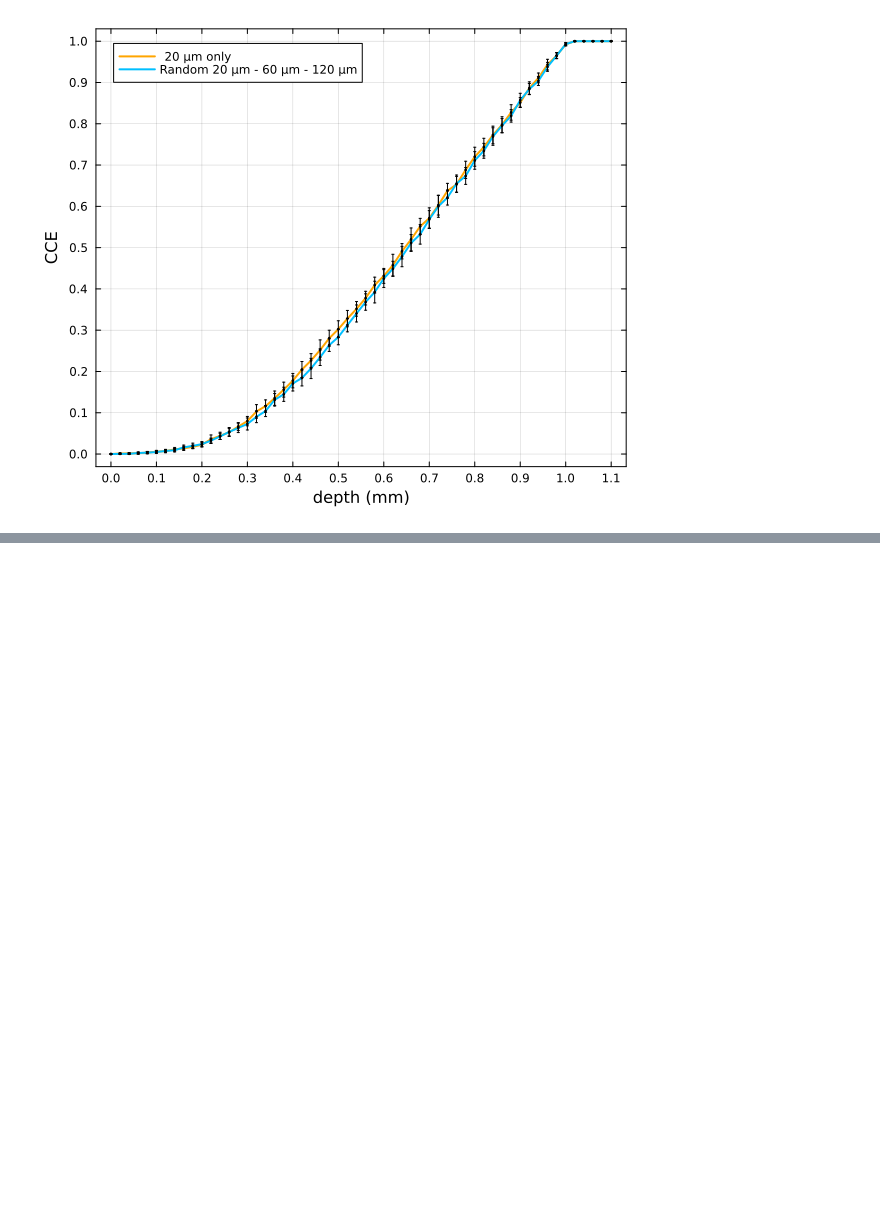
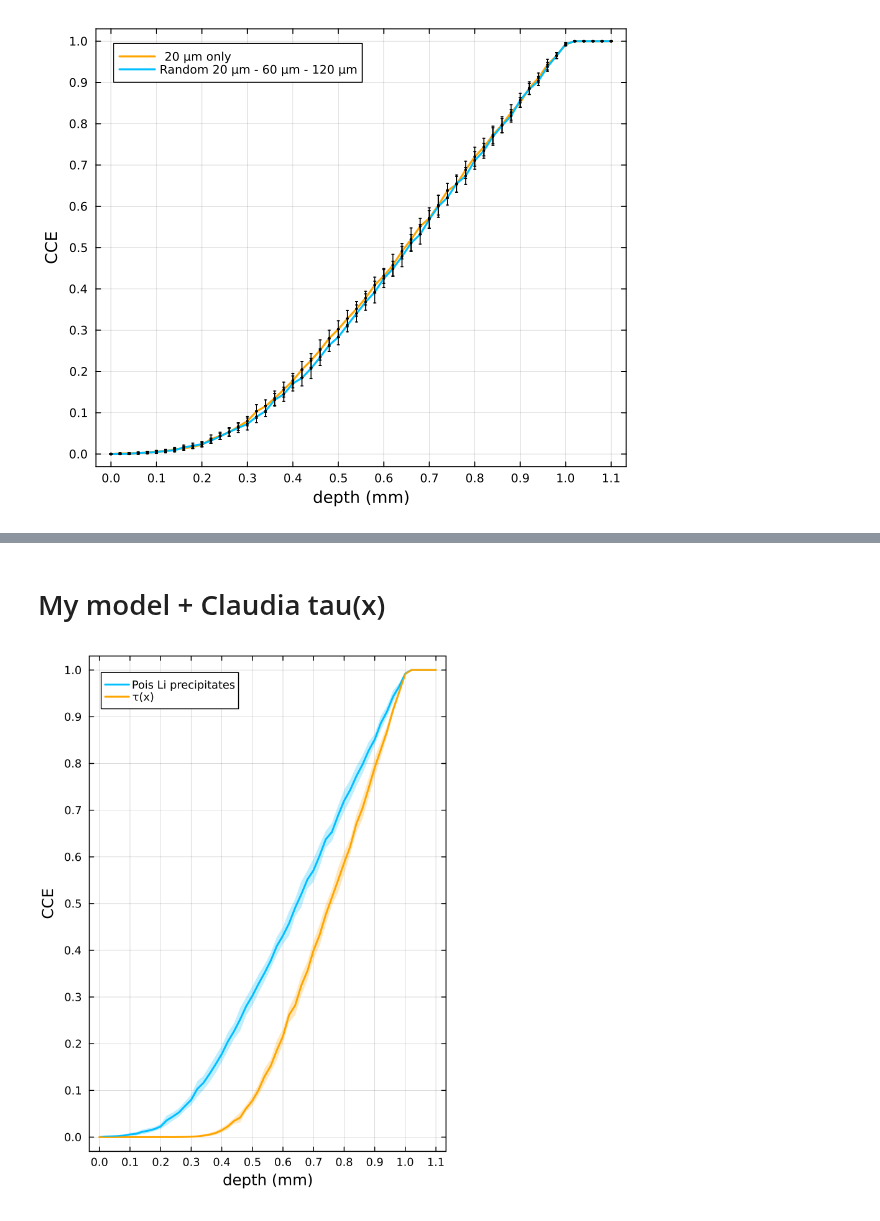
Before and after one commit to RitaF00/SolidStateDetector-NEW, a Jupyter notebook: ChargeTrappingModel_dev/CCE-comparison.ipynb, the cells around one changed output, grey strips where cells are left out. Saved outputs shown, nothing was run; the diff lists cells and outputs as text; code cells hidden in the pictures; blank space fills up the shorter version.

```diff
--- a/ChargeTrappingModel_dev/CCE-comparison.ipynb
+++ b/ChargeTrappingModel_dev/CCE-comparison.ipynb
@@ -146,0 +251,48 @@ display(plt)
+# %% [markdown]
+# My model + Claudia tau(x)
+# %%
+# questa è la curva CCE fatta con il codice di gioavnetti, dx = 20 um, 500 charges, 25 rep
+xMM, cceMM, errMM, params_loaded = load_CCE_results("my model/json-CCE-file/My-uncomplete-model.json");
+# questa è la curva CCE fatta con codice Claudia-stile ma avendo il tempo che dipende dalla posizione , charge = 500, rep = 25
+filename = "my model/json-CCE-file/tau_model_results_1,6e-11.json"
+data = JSON.parsefile(filename)
+x_τ = Float64.(data["x_pos"])
+alpha = "1.6e-11"
+cce_τ = Float64.(data["alphas"][alpha]["CCE_mean"])
+err_τ  = Float64.(data["alphas"][alpha]["CCE_std"]);
+# %%
+xticks_positions = 0:0.1:1.5
+yticks_positions = 0:0.1:1
+
+
+
+plt = plot(xMM.*10, cceMM, lw=2, color=:deepskyblue,
+    xlabel="depth (mm)", ylabel="CCE", label="Pois Li precipitates",
+    xticks=(xticks_positions, string.(round.(xticks_positions, digits=2))),
+    yticks=(yticks_positions, string.(round.(yticks_positions, digits=1))), frame=:box, size=(450, 600), dpi = 300
+)
+plot!(x_erf.*10, cce_τ, lw=2, color=:orange, label = "τ(x)")
+
+plot!(
+    xMM.*10,
+    cceMM,
+        ribbon=errMM,
+        fillalpha=0.25,
+        color=:deepskyblue,
+        label=false
+)
+plot!(
+    x_τ.*10,
+    cce_τ,
+        ribbon=err_τ,
+        fillalpha=0.25,
+        color=:orange,
+        label=false
+)
+
+
+
+savefig(plt, "plot/CCE_comparison_MM_tau(x).png")
+display(plt)
+# %% [output]
+[figure, added]
```
Also changed, not shown: parts of 16 cells of this notebook, 41 other files.
